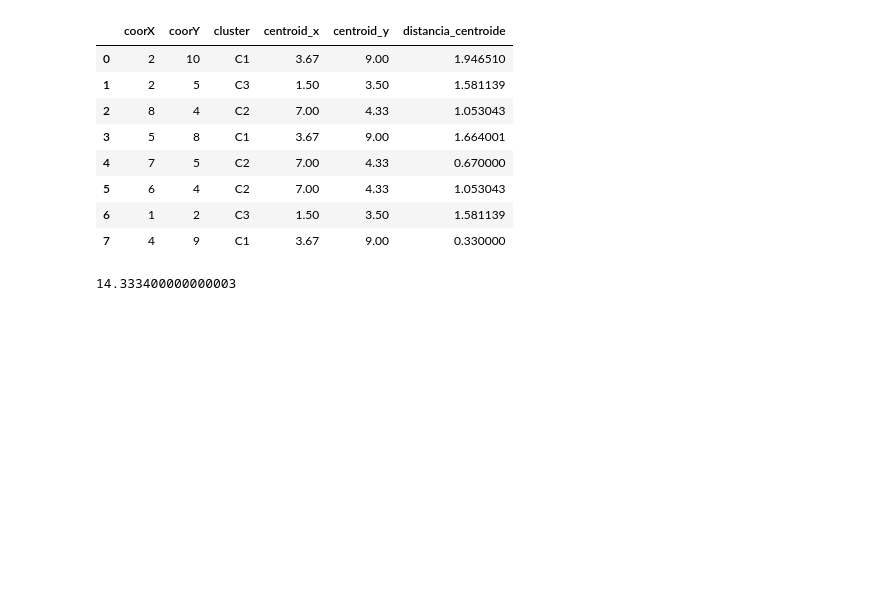
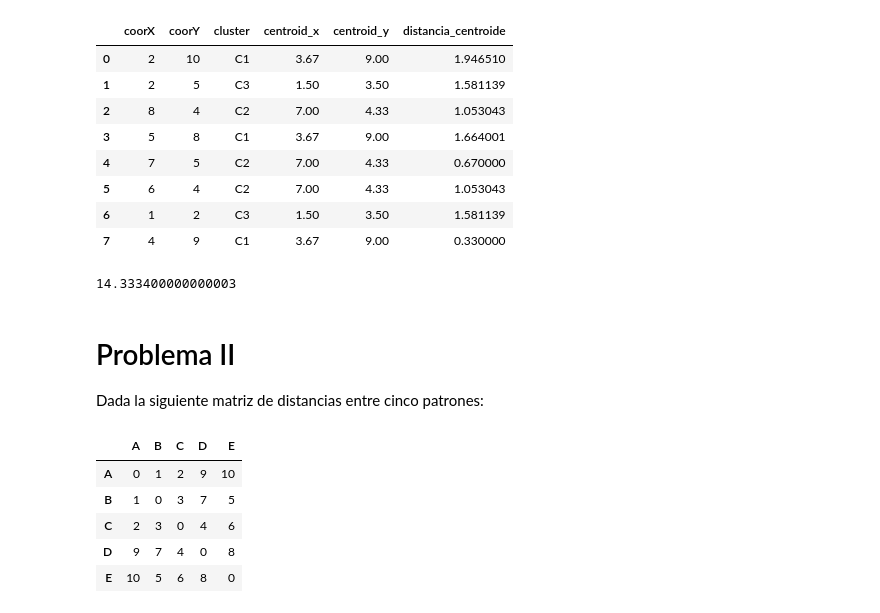
Before and after one commit to soytupadrrre/Master_Python_Eip, a Jupyter notebook: fundamentos_ml/fiaml5/fiaml5.ipynb, the cells around one changed output. Saved outputs shown, nothing was run; the diff lists cells and outputs as text; code cells hidden in the pictures; blank space fills up the shorter version.

```diff
--- a/fundamentos_ml/fiaml5/fiaml5.ipynb
+++ b/fundamentos_ml/fiaml5/fiaml5.ipynb
@@ -132,3 +132,22 @@ for i, row in result_df.iterrows():
 sse
 # %% [output]
 14.333400000000003
+# %% [markdown]
+# Problema II <a name="p2"></a>
+Dada la siguiente matriz de distancias entre cinco patrones:
+# %%
+l5p2_df = pd.DataFrame({
+    "A" : [0, 1, 2, 9, 10],
+    "B" : [1, 0, 3, 7, 5],
+    "C" : [2, 3, 0, 4, 6],
+    "D" : [9, 7, 4, 0, 8],
+    "E" : [10, 5, 6, 8, 0],
+}, index=["A", "B", "C", "D", "E"])
+l5p2_df
+# %% [output]
+|  | A | B | C | D | E |
+| A | 0 | 1 | 2 | 9 | 10 |
+| B | 1 | 0 | 3 | 7 | 5 |
+| C | 2 | 3 | 0 | 4 | 6 |
+| D | 9 | 7 | 4 | 0 | 8 |
+| E | 10 | 5 | 6 | 8 | 0 |
```
Also changed, not shown: parts of 11 cells of this notebook.
